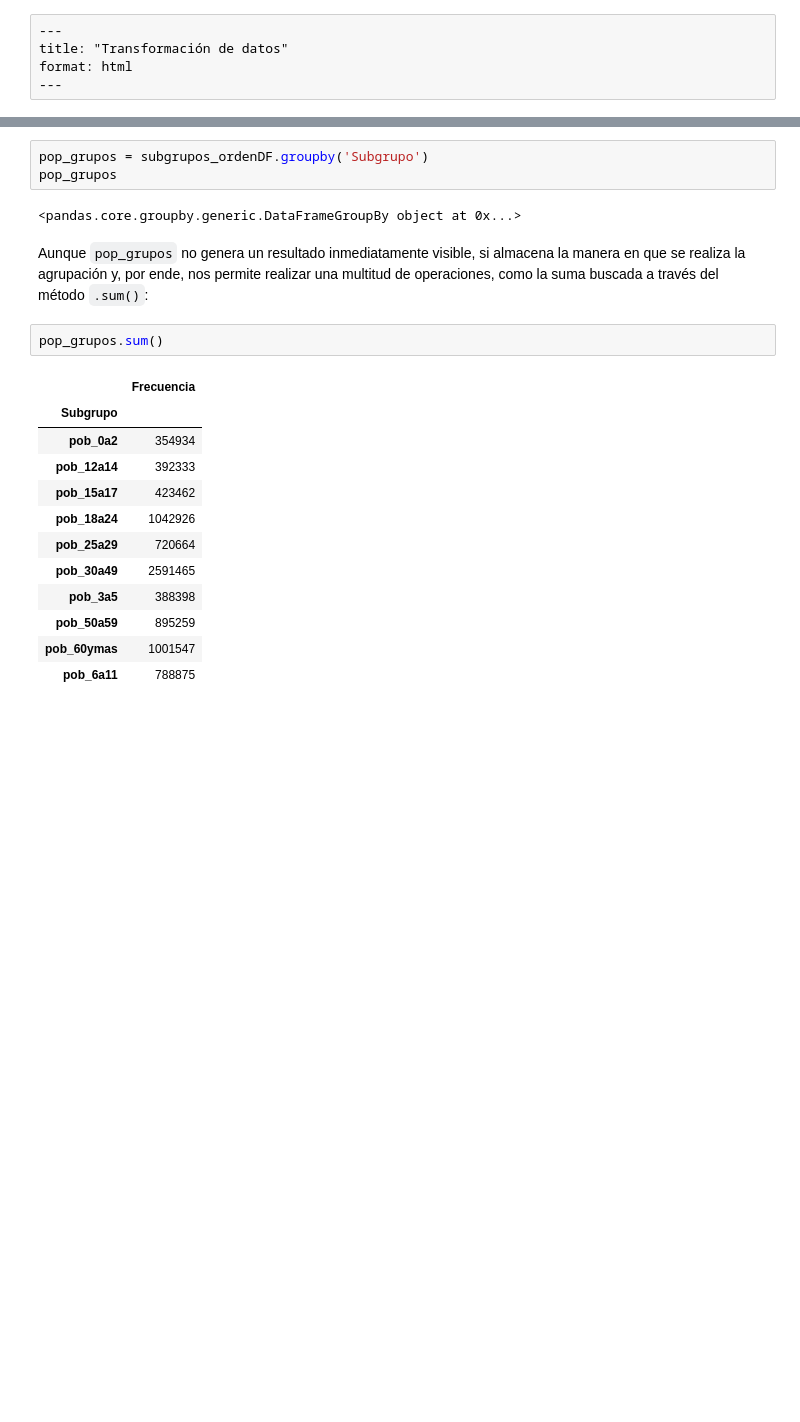
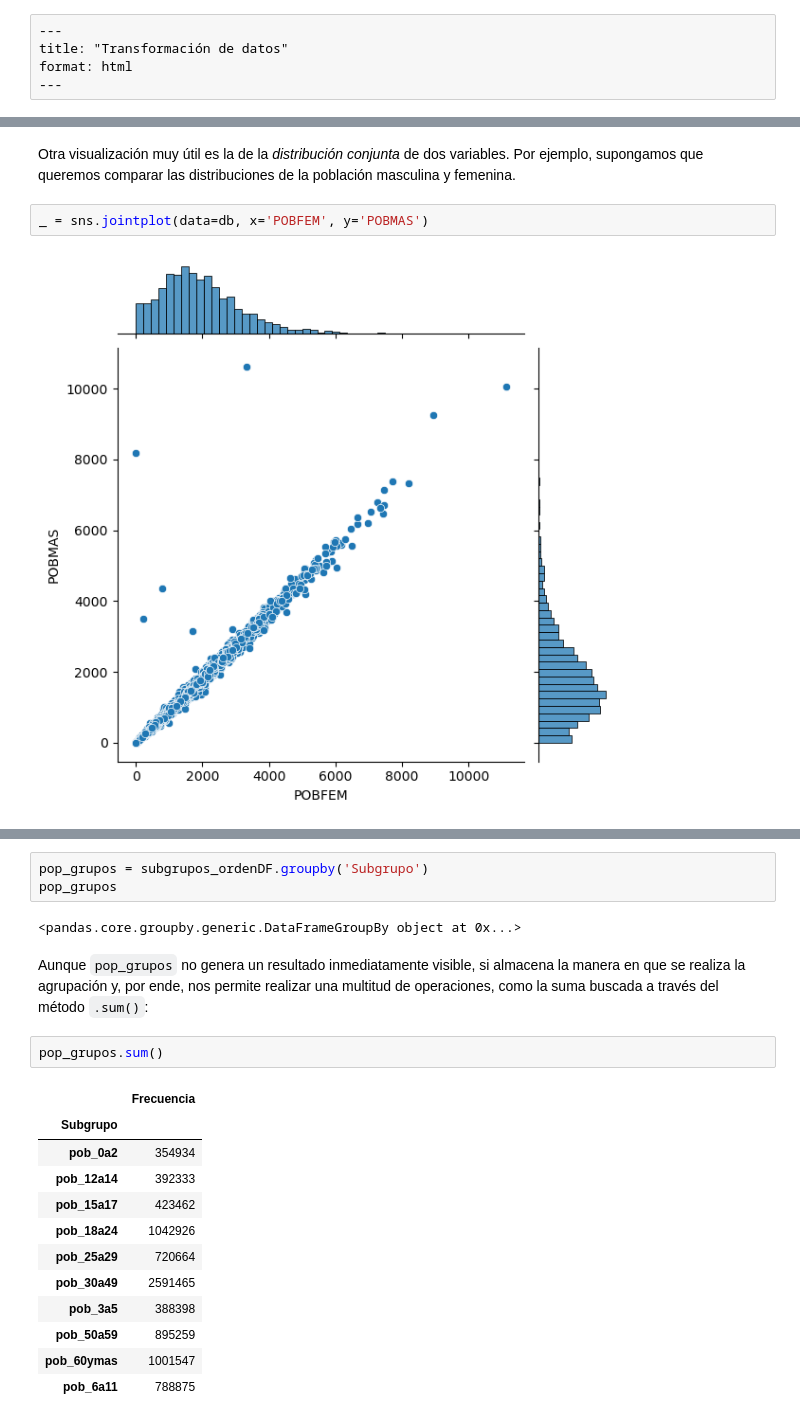
Before and after one commit to CentroGeo/libro-geoinformatica, a Jupyter notebook: parte_1/01_transformacion.ipynb, the cells around one changed output, grey strips where cells are left out. Saved outputs shown, nothing was run; the diff lists cells and outputs as text; blank space fills up the shorter version.

```diff
--- a/parte_1/01_transformacion.ipynb
+++ b/parte_1/01_transformacion.ipynb
@@ -57,0 +424,6 @@ Es posible analizar los primeros elementos de una tabla a través del método `.
+# %% [markdown]
+Otra visualización muy útil es la de la _distribución conjunta_ de dos variables. Por ejemplo, supongamos que queremos comparar las distribuciones de la población masculina y femenina.
+# %%
+_ = sns.jointplot(data=db, x='POBFEM', y='POBMAS')
+# %% [output]
+[figure, added]
```
Also changed, not shown: parts of 151 cells of this notebook, 3 other files.
